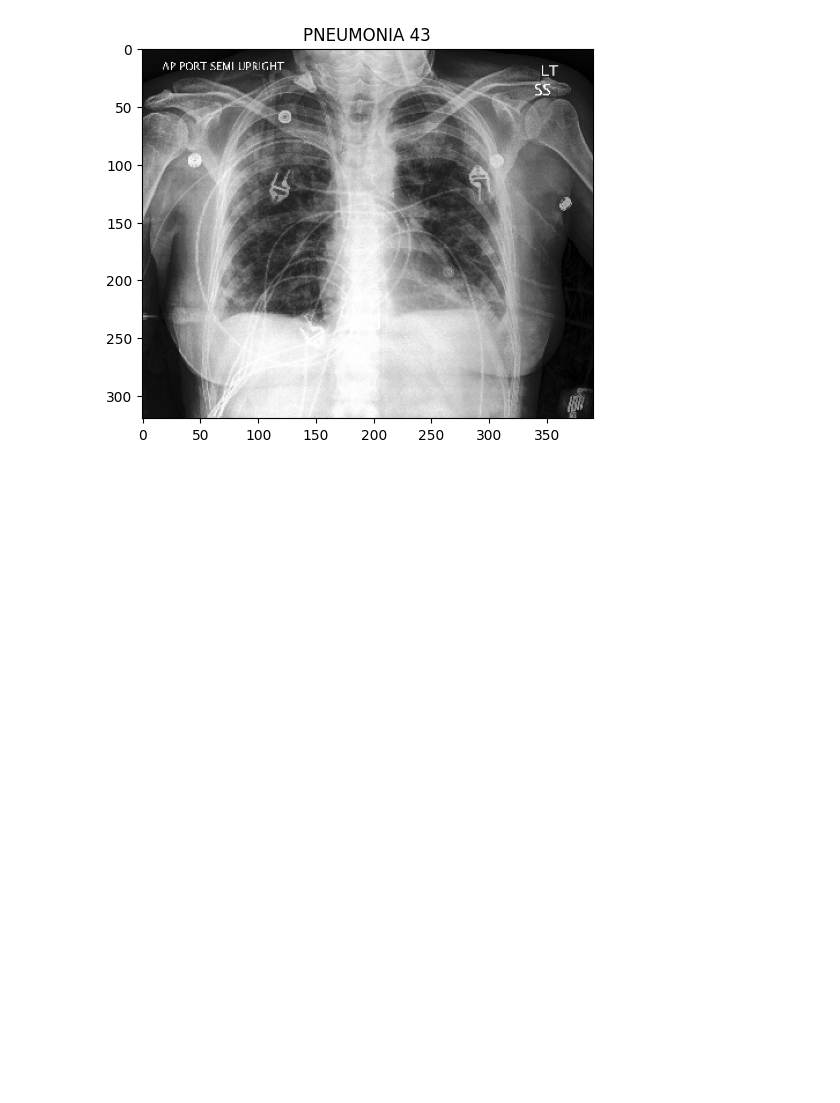
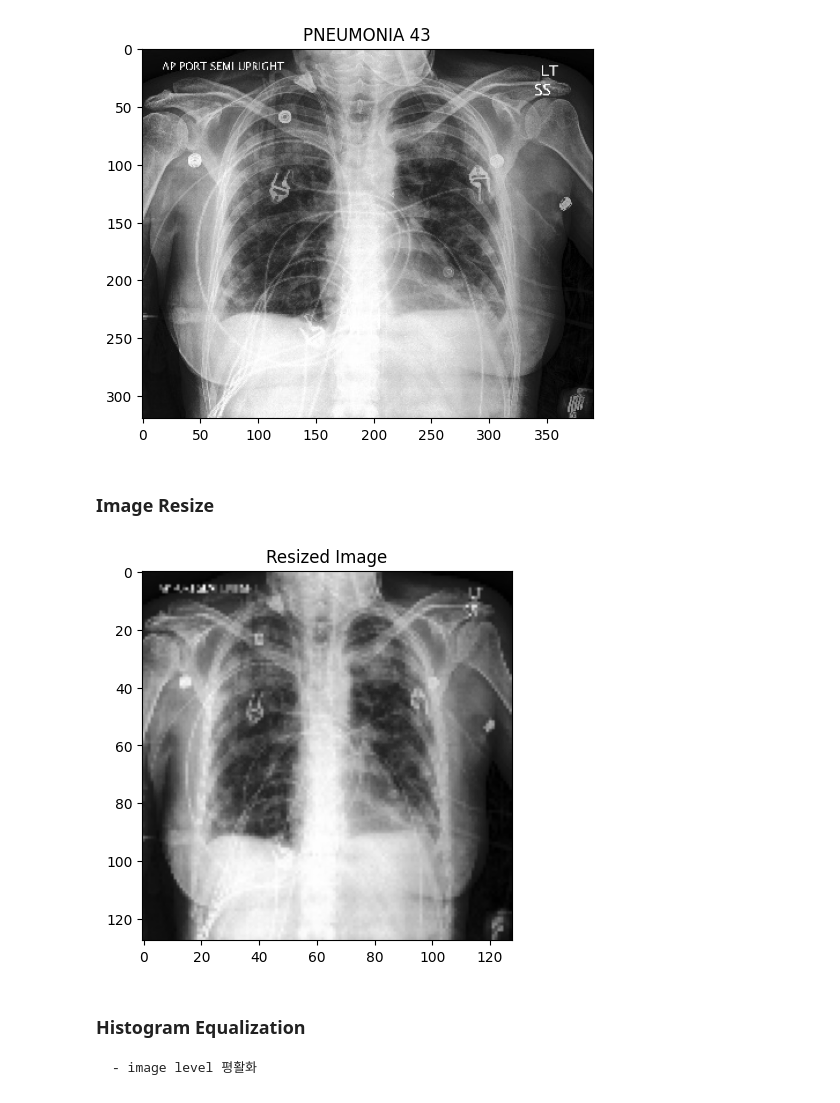
Before and after one commit to cutepuppy2024/medical1, a Jupyter notebook: p0604/p0604_02.ipynb, the cells around one changed output. Drawn from its saved outputs; the diff is of its cells as text; code cells hidden in the pictures; blank space fills up the shorter version.

```diff
--- a/p0604/p0604_02.ipynb
+++ b/p0604/p0604_02.ipynb
@@ -35,3 +34,18 @@ plt.title(f'PNEUMONIA 43')
 plt.show()
 # %% [output]
 [figure]
+# %% [markdown]
+### Image Resize
+# %%
+def resize_image(img, size=(128,128)):  # arg 세팅
+    return cv2.resize(img, size)
+
+resized_img = resize_image(img)
+plt.imshow(resized_img, cmap='gray')
+plt.title('Resized Image')
+plt.show()
+# %% [output]
+[figure, added]
+# %% [markdown]
+### Histogram Equalization
+    - image level 평활화
```
Also changed, not shown: parts of 23 cells of this notebook, 14 other files.
